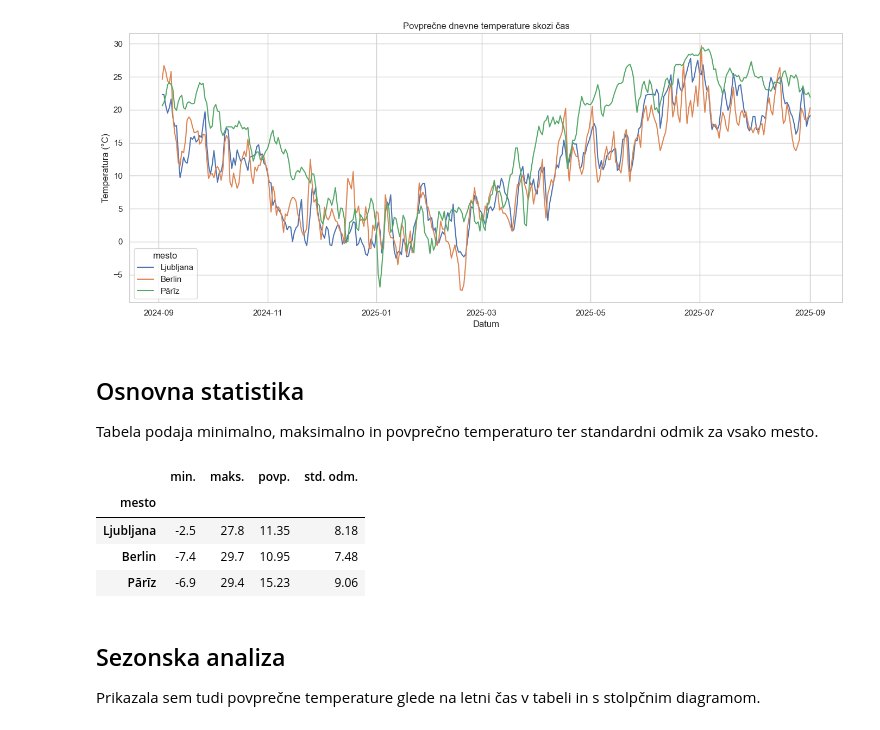
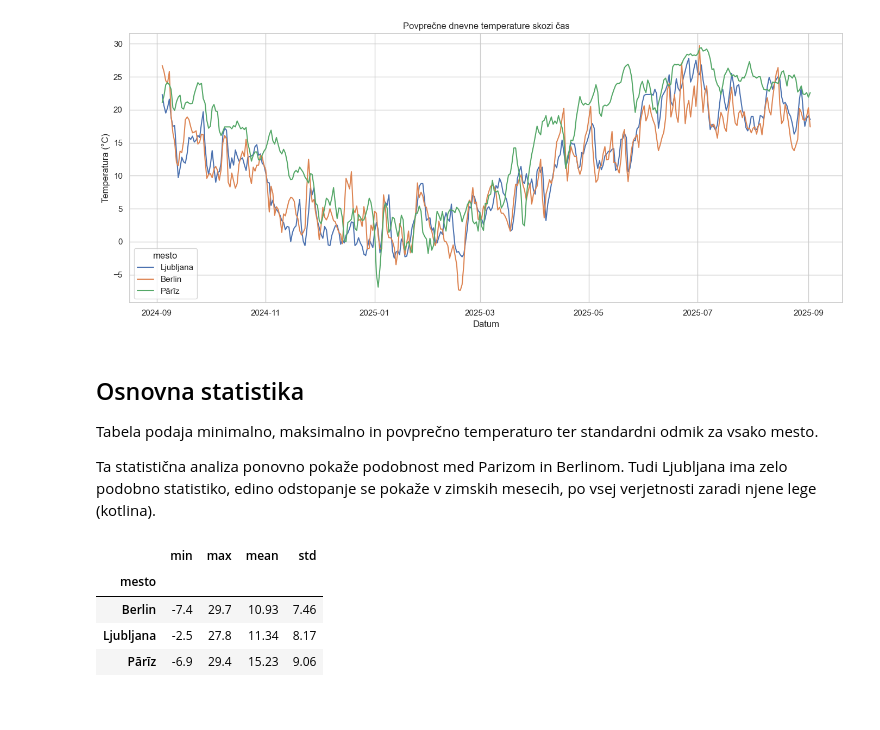
Before and after one commit to pijavavtar/UVP_Projektna_naloga, a Jupyter notebook: analiza.ipynb, the cells around one changed output. Drawn from its saved outputs; the diff is of its cells as text; code cells hidden in the pictures.

```diff
--- a/analiza.ipynb
+++ b/analiza.ipynb
@@ -83,23 +60,14 @@ grafi.narisi_temperaturni_graf(df_vsa_mesta, izbrana_mesta=mesta)
 # %% [markdown]
 ## Osnovna statistika
 Tabela podaja minimalno, maksimalno in povprečno temperaturo ter standardni odmik za vsako mesto.
+
+Ta statistična analiza ponovno pokaže podobnost med Parizom in Berlinom. Tudi Ljubljana ima zelo podobno statistiko, edino odstopanje se pokaže v zimskih mesecih, po vsej verjetnosti zaradi njene lege (kotlina).
-# %%
-stat = grafi.statistika_mest(df_vsa_mesta)
-
-stat = stat.rename(columns={
-    "min": "min.",
-    "max": "maks.",
-    "mean": "povp.",
-    "std": "std. odm."
-})
-
-stat.loc[mesta]
-# %% [output]
-|  | min. | maks. | povp. | std. odm. |
-| mesto |  |  |  |  |
-| Ljubljana | -2.5 | 27.8 | 11.35 | 8.18 |
-| Berlin | -7.4 | 29.7 | 10.95 | 7.48 |
-| Pārīz | -6.9 | 29.4 | 15.23 | 9.06 |
-# %% [markdown]
-## Sezonska analiza
-Prikazala sem tudi povprečne temperature glede na letni čas v tabeli in s stolpčnim diagramom.
+# %%
+from grafi import statistika_mest
+statistika_mest(df_vsa_mesta)
+# %% [output]
+|  | min | max | mean | std |
+| mesto |  |  |  |  |
+| Berlin | -7.4 | 29.7 | 10.93 | 7.46 |
+| Ljubljana | -2.5 | 27.8 | 11.34 | 8.17 |
+| Pārīz | -6.9 | 29.4 | 15.23 | 9.06 |
```
Also changed, not shown: parts of 13 cells of this notebook, 6 other files.
